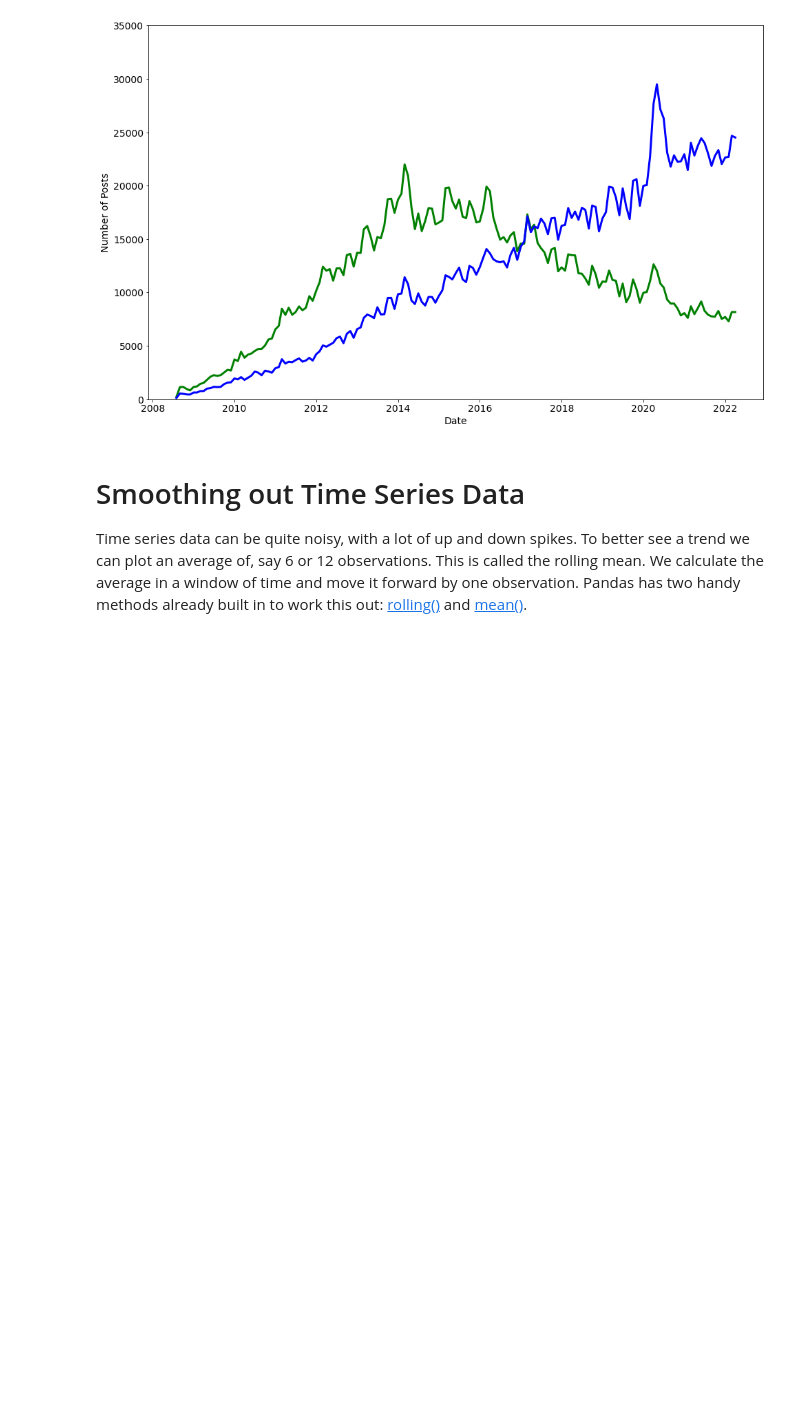
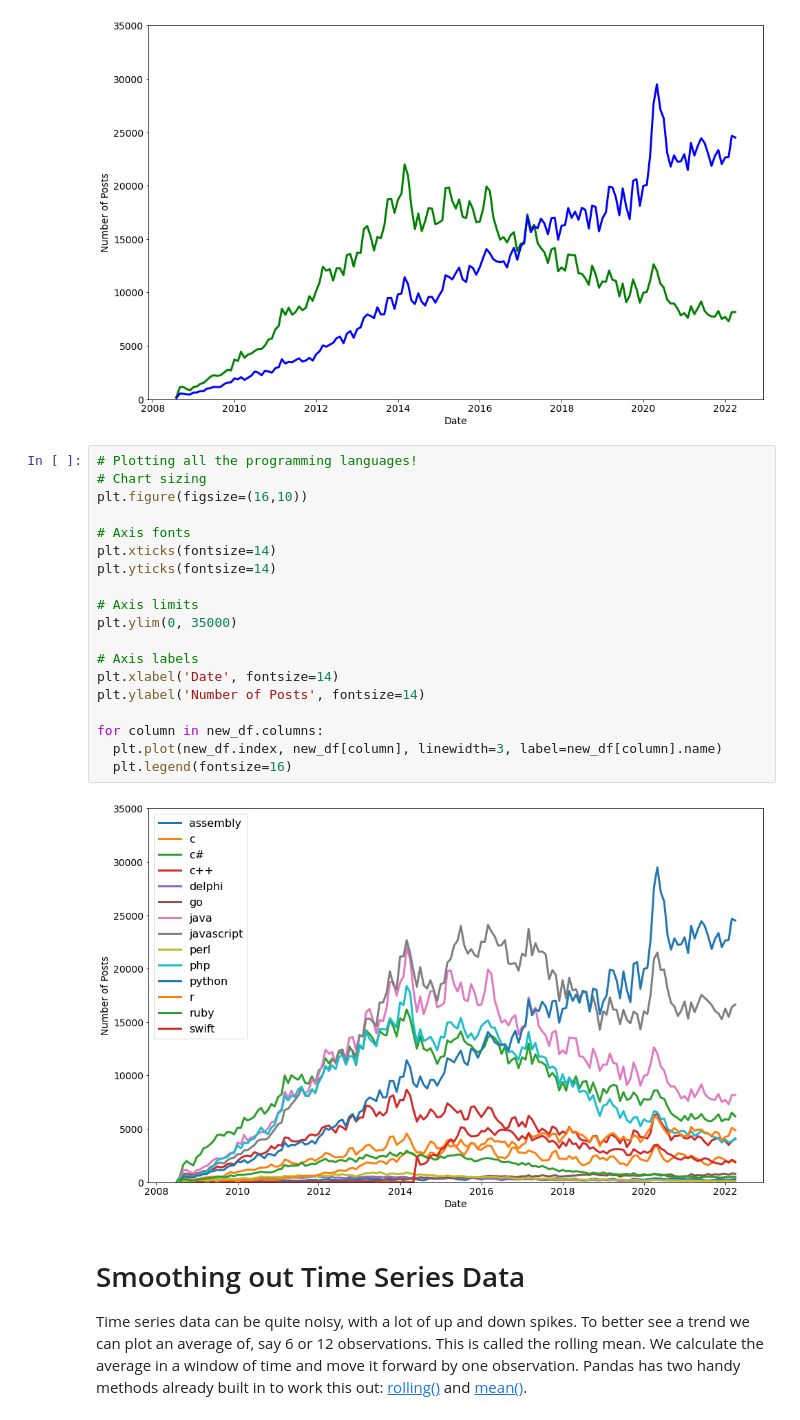
Before and after one commit to HKubinhetz/DS-ProgrammingLanguages, a Jupyter notebook: Programming_Languages_Data_Visualization.ipynb, the cells around one changed output. Saved outputs shown, nothing was run; the diff lists cells and outputs as text; blank space fills up the shorter version.

```diff
--- a/Programming_Languages_Data_Visualization.ipynb
+++ b/Programming_Languages_Data_Visualization.ipynb
@@ -321,6 +321,27 @@ plt.plot(new_df.index, new_df.python, color="blue", linewidth=3)
 # %% [output]
 [<matplotlib.lines.Line2D at 0x...>]
 [figure]
+# %%
+# Plotting all the programming languages!
+# Chart sizing
+plt.figure(figsize=(16,10))
+
+# Axis fonts
+plt.xticks(fontsize=14)
+plt.yticks(fontsize=14)
+
+# Axis limits
+plt.ylim(0, 35000)
+
+# Axis labels
+plt.xlabel('Date', fontsize=14)
+plt.ylabel('Number of Posts', fontsize=14)
+
+for column in new_df.columns:
+  plt.plot(new_df.index, new_df[column], linewidth=3, label=new_df[column].name)
+  plt.legend(fontsize=16)
+# %% [output]
+[figure, added]
 # %% [markdown]
 # Smoothing out Time Series Data
 
```
Also changed, not shown: parts of 2 cells of this notebook.
